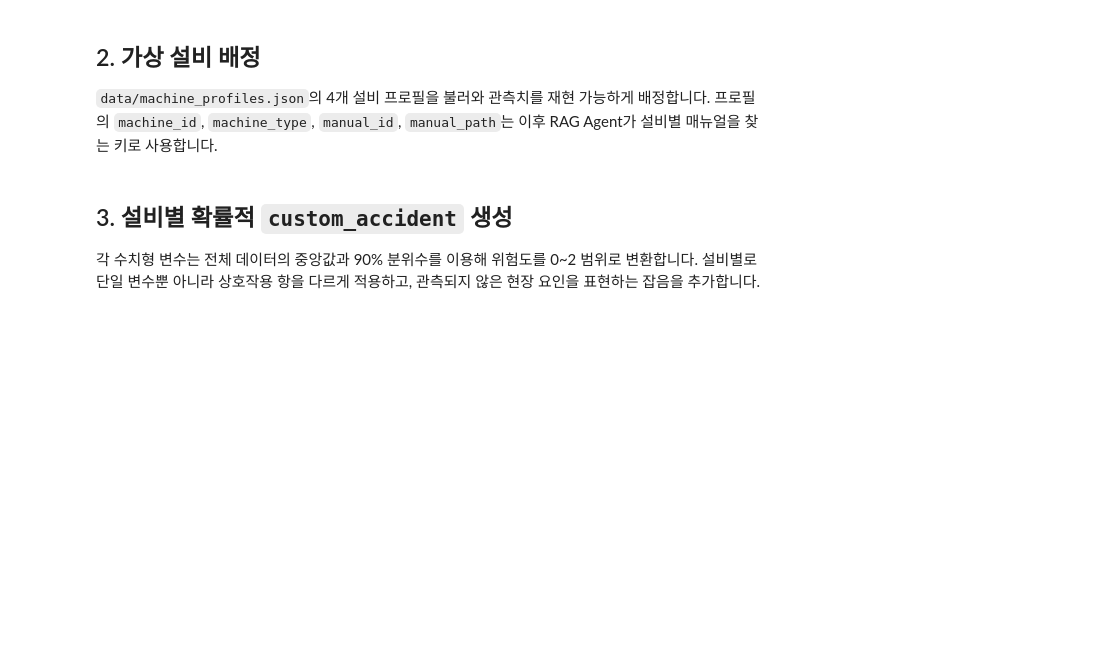
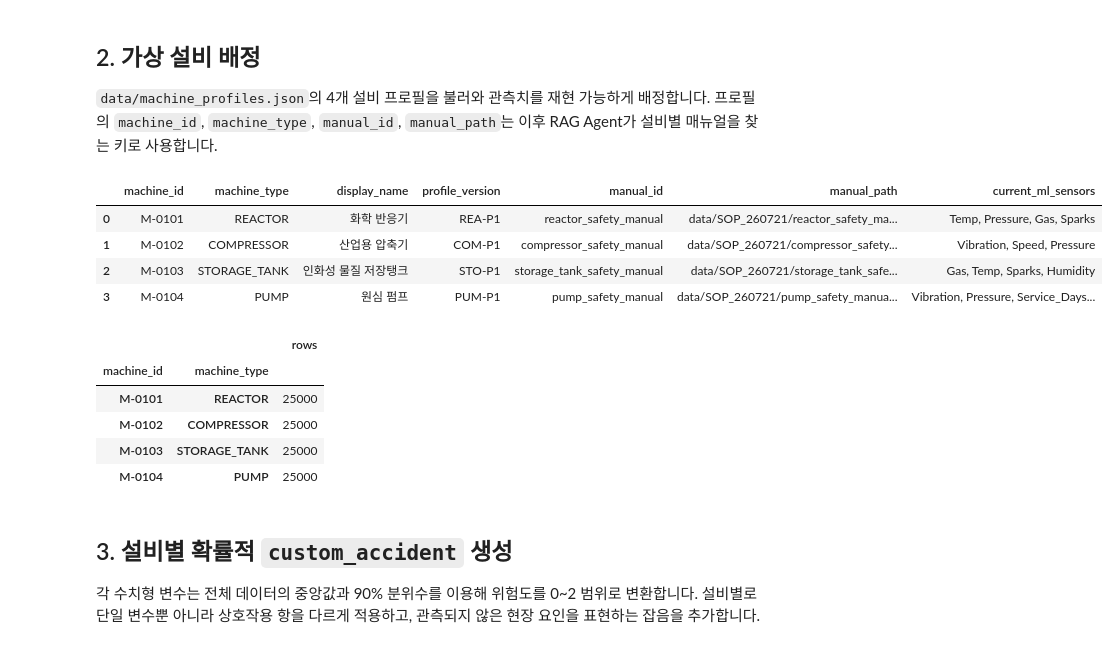
Before and after one commit to su9940-cmd/middleproject, a Jupyter notebook: industrial_fire_custom_accident_ml.ipynb, the cells around one changed output. Cells and saved outputs as stored; diff of their text form; code cells hidden in the pictures; blank space fills up the shorter version.

```diff
--- a/industrial_fire_custom_accident_ml.ipynb
+++ b/industrial_fire_custom_accident_ml.ipynb
@@ -81,6 +110,16 @@ assignment = np.resize(np.array(machine_ids), len(df))
 rng.shuffle(assignment)
 df['machine_id'] = assignment
 df['machine_type'] = df['machine_id'].map(machine_type_map)
+
+# 각 기계가 같은 시작 시각부터 15분마다 IoT 값을 전송한 것으로 가정합니다.
+START_TIMESTAMP = pd.Timestamp('2026-01-01 00:00:00')
+SENSOR_INTERVAL = pd.Timedelta(minutes=15)
+df['machine_sequence'] = df.groupby('machine_id').cumcount()
+df['timestamp'] = START_TIMESTAMP + df['machine_sequence'] * SENSOR_INTERVAL
+df = df.sort_values(['timestamp', 'machine_id']).reset_index(drop=True)
+
+assert not df.duplicated(['machine_id', 'timestamp']).any()
+assert df.groupby('machine_id')['timestamp'].apply(lambda s: s.is_monotonic_increasing).all()
 
 # 사고 라벨 생성 전에 기계별 센서 특성을 보정합니다.
 load_factor = rng.normal(0, 1, len(df))
@@ -104,34 +143,46 @@ df.loc[tank, 'Vibration'] *= 0.50
 df.loc[tank, 'Speed'] *= 0.40
 df.loc[tank, 'Gas'] = df.loc[tank, 'Gas']*1.15 + 0.45*load_factor[tank]
 df.loc[pump, 'Temp'] = df.loc[pump, 'Temp'] + 0.8*load_factor[pump]
 df.loc[pump, 'Pressure'] = df.loc[pump, 'Pressure']*0.88 + 0.8*load_factor[pump]
 df.loc[pump, 'Vibration'] = df.loc[pump, 'Vibration']*1.10 + 0.25*load_factor[pump]
 df.loc[pump, 'Speed'] = df.loc[pump, 'Speed']*0.90 + 160*load_factor[pump]
 df.loc[pump, 'Gas'] *= 0.60
 df['Temp'] = df['Temp'].clip(5, 60)
 df['Pressure'] = df['Pressure'].clip(5, 60)
 df['Vibration'] = df['Vibration'].clip(0, 8)
 df['Speed'] = df['Speed'].clip(300, 5000)
 df['Gas'] = df['Gas'].clip(0, 10)
 
 machine_profiles = pd.DataFrame([{
     'machine_id': profile['machine_id'],
     'machine_type': profile['machine_type'],
     'display_name': profile['display_name'],
     'profile_version': profile['profile_version'],
     'manual_id': profile['manual_id'],
     'manual_path': profile['manual_path'],
     'current_ml_sensors': ', '.join(profile['current_ml_sensors']),
 } for profile in profile_records])
 
 # risk_bias는 프로필의 고정 사양이 아니라 합성 라벨 생성을 위한 잠재 요인입니다.
 machine_profiles['risk_bias'] = rng.normal(0, 0.18, len(machine_profiles))
 df = df.merge(
     machine_profiles[['machine_id', 'machine_type', 'profile_version', 'manual_id', 'risk_bias']],
     on=['machine_id', 'machine_type'], how='left', validate='many_to_one'
 )
 display(machine_profiles.drop(columns='risk_bias'))
-display(pd.crosstab(df['Factory'], df['machine_type']))
+display(df.groupby(['machine_id', 'machine_type']).size().to_frame('rows'))
+# %% [output]
+|  | machine_id | machine_type | display_name | profile_version | manual_id | manual_path | current_ml_sensors |
+| 0 | M-0101 | REACTOR | 화학 반응기 | REA-P1 | reactor_safety_manual | data/SOP_260721/reactor_safety_ma... | Temp, Pressure, Gas, Sparks |
+| 1 | M-0102 | COMPRESSOR | 산업용 압축기 | COM-P1 | compressor_safety_manual | data/SOP_260721/compressor_safety... | Vibration, Speed, Pressure |
+| 2 | M-0103 | STORAGE_TANK | 인화성 물질 저장탱크 | STO-P1 | storage_tank_safety_manual | data/SOP_260721/storage_tank_safe... | Gas, Temp, Sparks, Humidity |
+| 3 | M-0104 | PUMP | 원심 펌프 | PUM-P1 | pump_safety_manual | data/SOP_260721/pump_safety_manua... | Vibration, Pressure, Service_Days... |
+|  |  | rows |
+| machine_id | machine_type |  |
+| M-0101 | REACTOR | 25000 |
+| M-0102 | COMPRESSOR | 25000 |
+| M-0103 | STORAGE_TANK | 25000 |
+| M-0104 | PUMP | 25000 |
 # %% [markdown]
 ## 3. 설비별 확률적 `custom_accident` 생성
 
```
Also changed, not shown: parts of 11 cells of this notebook, 4 other files.
